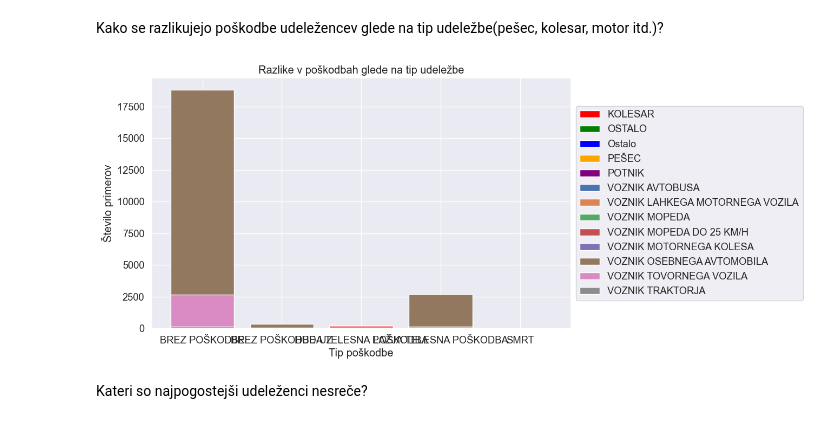
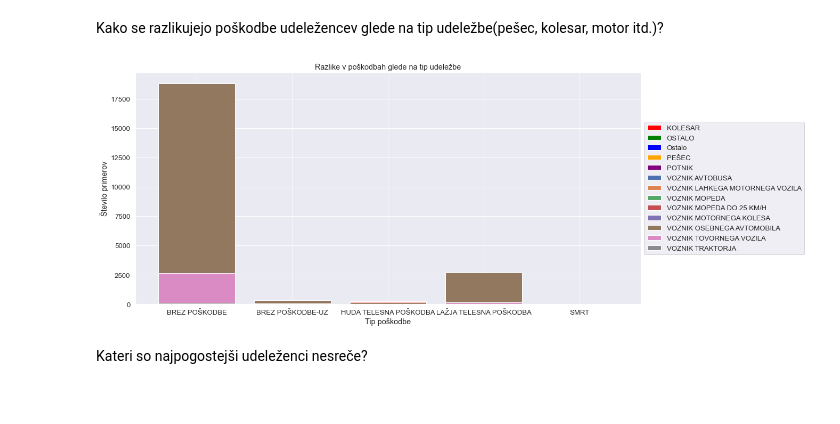
Before and after one commit to TilenS2002/PR22NPJINBMCTS, a Jupyter notebook: Untitled.ipynb, the cells around one changed output. Cells and saved outputs as stored; diff of their text form; code cells hidden in the pictures.

```diff
--- a/Untitled.ipynb
+++ b/Untitled.ipynb
@@ -406,30 +385,30 @@ Kako se razlikujejo poškodbe udeležencev glede na tip udeležbe(pešec, kolesa
 # %%
 tipi_udelezbe = osebe['VrstaUdelezenca'].value_counts()
 min_count = 100
 pogoste_vrste = tipi_udelezbe[tipi_udelezbe >= min_count].index
 osebe['VrstaUdelezenca'] = np.where(osebe['VrstaUdelezenca'].isin(pogoste_vrste), osebe['VrstaUdelezenca'], 'Ostalo')
 
 
 poškodbe_udeleženci = osebe.groupby(['VrstaUdelezenca', 'PoskodbaUdelezenca']).size().unstack(fill_value=0)
 
 barve = ['red', 'green', 'blue', 'orange', 'purple']
 
-plt.figure(figsize=(10, 6))
+plt.figure(figsize=(17, 8))
 for i, (tip, poškodbe) in enumerate(poškodbe_udeleženci.iterrows()):
     if i < len(barve):
         plt.bar(poškodbe.index, poškodbe.values, label=tip, color=barve[i])
     else:
         plt.bar(poškodbe.index, poškodbe.values, label=tip)
 
 plt.title('Razlike v poškodbah glede na tip udeležbe')
 plt.xlabel('Tip poškodbe')
 plt.ylabel('Število primerov')
 
 plt.legend(loc='center left', bbox_to_anchor=(1, 0.5))
 
 plt.show()
 # %% [output]
-[figure, old version]
+[figure, new version]
 # %% [markdown]
 Kateri so najpogostejši udeleženci nesreče?
 # %%
```
Also changed, not shown: parts of 13 cells of this notebook.
